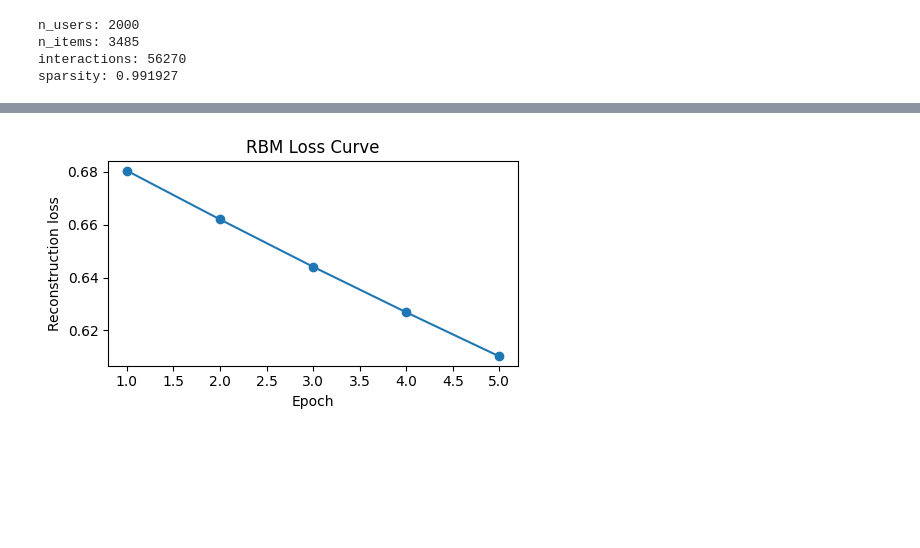
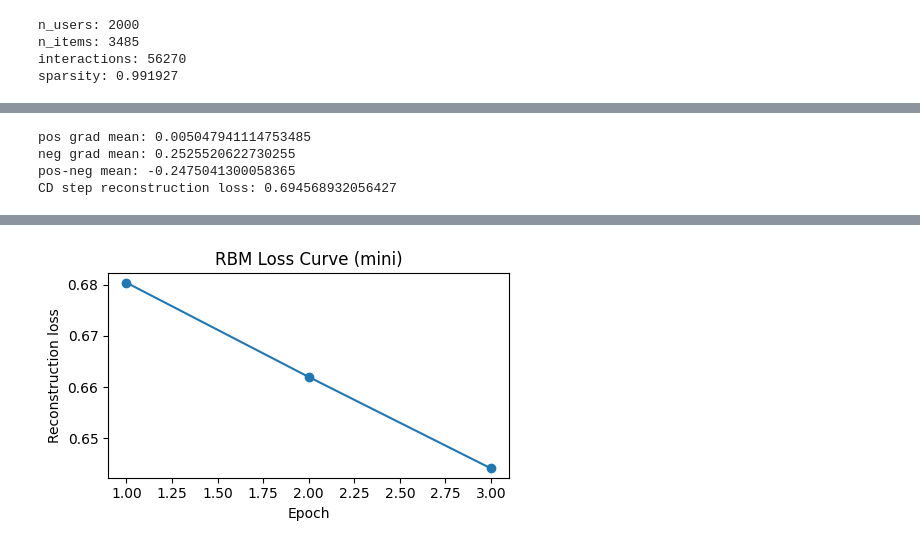
Before and after one commit to yixuan116/MovieLens-with-Restricted-Boltzmann-machine, a Jupyter notebook: notebooks/02_rbm_training.ipynb, the cells around one changed output, grey strips where cells are left out. Cells and saved outputs as stored; diff of their text form; code cells hidden in the pictures; blank space fills up the shorter version.

```diff
--- a/notebooks/02_rbm_training.ipynb
+++ b/notebooks/02_rbm_training.ipynb
@@ -135,7 +283,31 @@ CD step loss: 0.694568932056427
+# %%
+# 5) One Contrastive Divergence step with explicit stats
+v_batch = torch.from_numpy(train_matrix[:128].toarray()).float()
+
+h0_prob, _ = rbm.sample_h(v_batch)
+vk_prob, hk_prob = rbm.gibbs_sampling(v_batch, rbm.k)
+
+pos = (v_batch.t() @ h0_prob) / v_batch.size(0)
+neg = (vk_prob.t() @ hk_prob) / v_batch.size(0)
+
+print("pos grad mean:", pos.mean().item())
+print("neg grad mean:", neg.mean().item())
+print("pos-neg mean:", (pos - neg).mean().item())
+
+loss = torch.nn.functional.binary_cross_entropy(vk_prob, v_batch, reduction="mean").item()
+print("CD step reconstruction loss:", loss)
+
+# Apply the actual CD-k update
+_ = rbm.contrastive_divergence(v_batch, lr=0.01)
+# %% [output]
+pos grad mean: 0.005047941114753485
+neg grad mean: 0.2525520622730255
+pos-neg mean: -0.2475041300058365
+CD step reconstruction loss: 0.694568932056427
 # %%
-# 6) Train for a few epochs and plot loss
+# 6) Mini training: show loss curve (short)
 losses = []
-for epoch in range(5):
+for epoch in range(3):
     batch_losses = []
     for start in range(0, n_users, 256):
         v0 = torch.from_numpy(train_matrix[start : start + 256].toarray()).float()
@@ -147,7 +319,7 @@ plt.figure(figsize=(5, 3))
 plt.plot(np.arange(1, len(losses) + 1), losses, marker="o")
 plt.xlabel("Epoch")
 plt.ylabel("Reconstruction loss")
-plt.title("RBM Loss Curve")
+plt.title("RBM Loss Curve (mini)")
 plt.tight_layout()
 plt.show()
 # %% [output]
@@ -159,4 +329,4 @@ epoch=5, loss=0.610173
-[figure, old version]
+[figure, new version]
 # %%
 # 7) Inference with movie titles
 movie_candidates = ["movies.csv", "movie.csv"]
```
Also changed, not shown: parts of 12 cells of this notebook, 5 other files.
